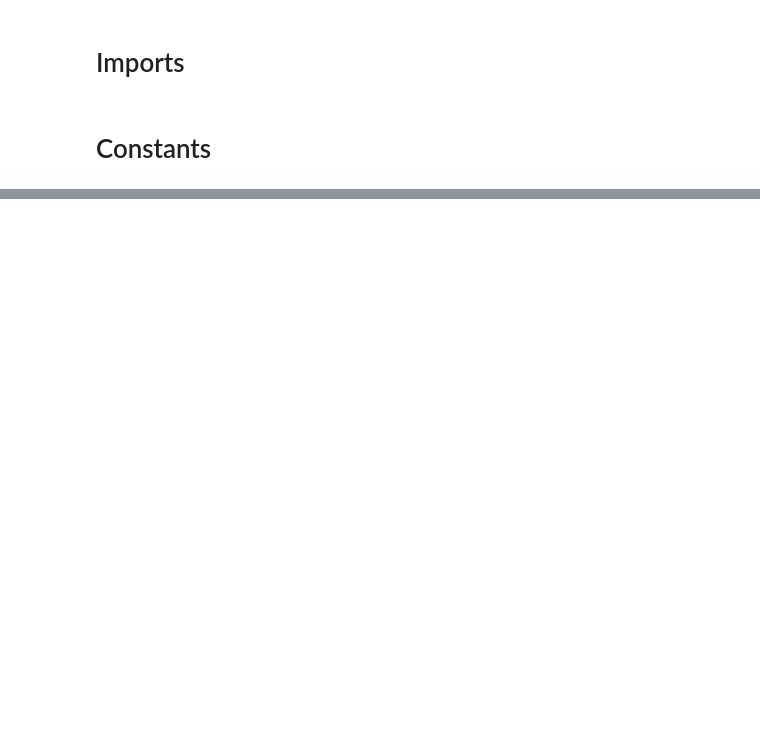
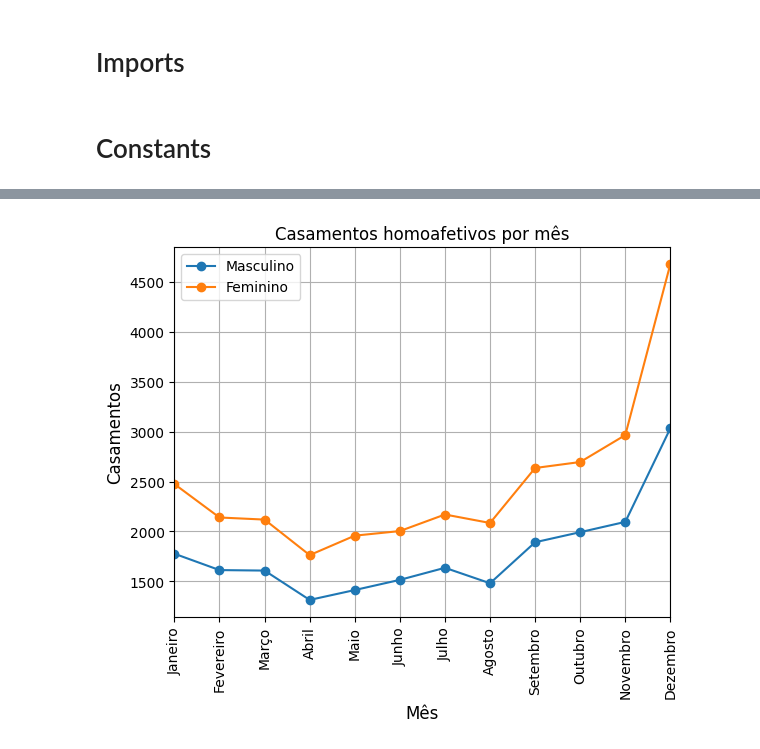
Before and after one commit to GabrielNG13/ps-mediamonks-datascience, a Jupyter notebook: report.ipynb, the cells around one changed output, grey strips where cells are left out. Saved outputs shown, nothing was run; the diff lists cells and outputs as text; code cells hidden in the pictures; blank space fills up the shorter version.

Commit message:
feat: Final predict data tratament and visualization

```diff
--- a/report.ipynb
+++ b/report.ipynb
@@ -20,3 +22,5 @@ const_dict_month = {
     'Maio': 5,      'Junho': 6,       'Julho': 7,       'Agosto': 8,
     'Setembro': 9,  'Outubro': 10,    'Novembro': 11,   'Dezembro': 12
 }
+
+const_arr_months = [key for key, value in const_dict_month.items()]
@@ -146,0 +188,19 @@ def get_largests_ufs_by_year(df, year, n=3):
+# %%
+def results_per_month(df):
+    df['n_mes'] = df['mes'].map(const_dict_month)
+    unique_genders = df['genero'].unique()
+    unique_months = df['mes'].unique()
+    for gender in unique_genders:
+        grouped_df = df[(df['genero'] == gender)].groupby('n_mes')
+        ax = grouped_df['numero'].sum().plot(marker='o')
+    ax.grid(True)
+    ax.set_xticks(range(1, len(unique_months)+1))
+    ax.set_xlim(1, len(unique_months))
+    xticks = const_arr_months
+    ax.set_xticklabels(xticks)
+    ax.tick_params(axis='x', rotation=90)
+    ax.set_xlabel('Mês', fontsize=12)
+    ax.set_ylabel('Casamentos', fontsize=12)
+    plt.legend(unique_genders)
+    plt.title(f'Casamentos homoafetivos por mês')
+    plt.show()
@@ -238,0 +379,4 @@ for uf, df in dfs_to_predict:
+# %%
+results_per_month(raw_df)
+# %% [output]
+[figure, added]
```
Also changed, not shown: parts of 39 cells of this notebook.
